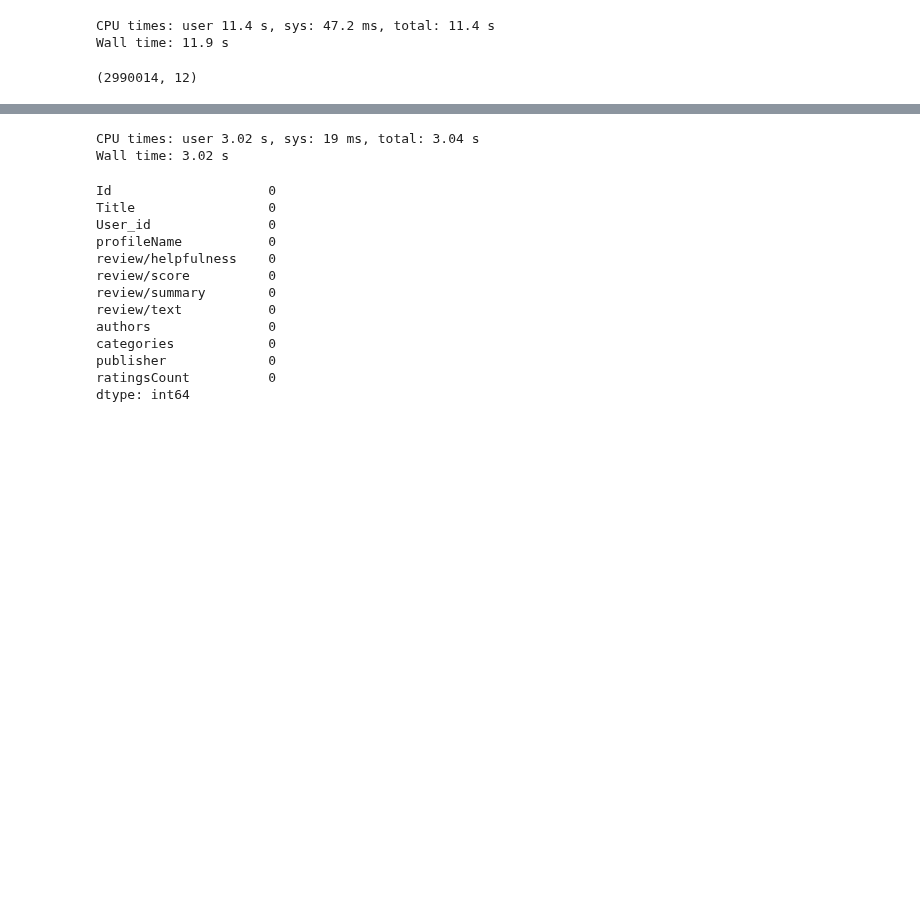
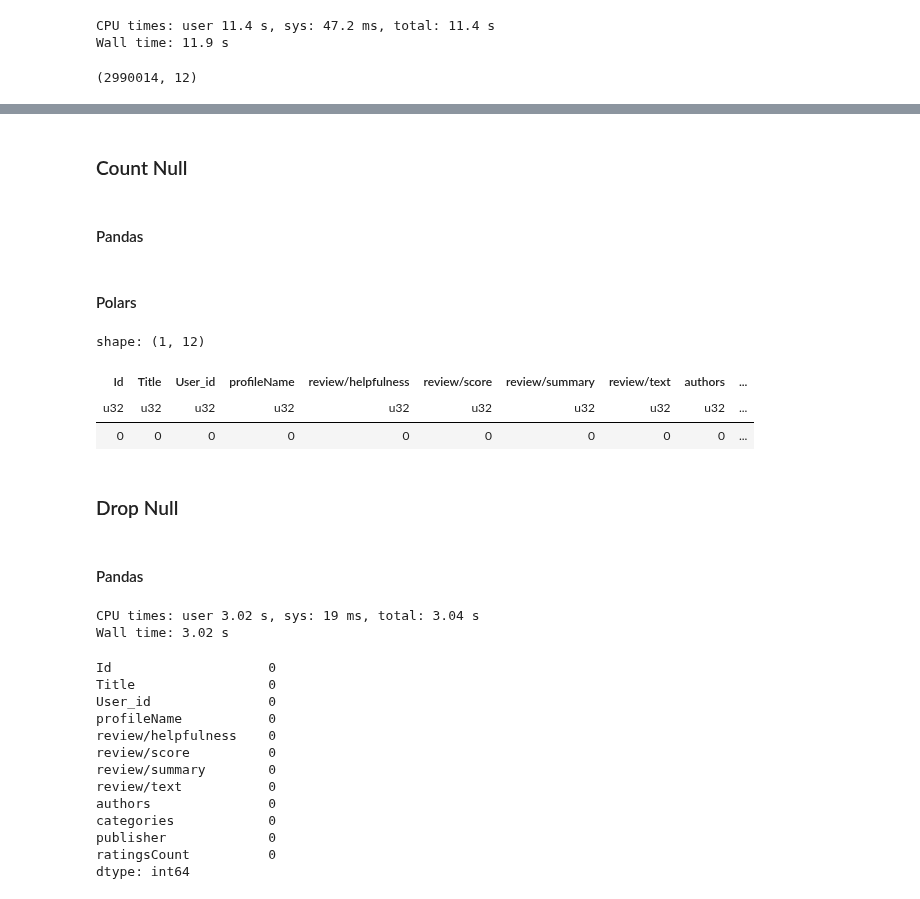
Before and after one commit to drshahizan/Python-big-data, a Jupyter notebook: Project/SDS/SDS_Project.ipynb, the cells around one changed output, grey strips where cells are left out. Saved outputs shown, nothing was run; the diff lists cells and outputs as text; code cells hidden in the pictures; blank space fills up the shorter version.

```diff
--- a/Project/SDS/SDS_Project.ipynb
+++ b/Project/SDS/SDS_Project.ipynb
@@ -227,0 +304,4 @@ Wall time: 11.9 s
+# %% [markdown]
+### Count Null
+# %% [markdown]
+#### Pandas
@@ -228,3 +311,17 @@ Wall time: 11.9 s
+# %% [markdown]
+#### Polars
+# %%
+%%time
+pl_book.null_count()
+# %% [output]
+shape: (1, 12)
+| Id | Title | User_id | profileName | review/helpfulness | review/score | review/summary | review/text | authors | ... |
+| u32 | u32 | u32 | u32 | u32 | u32 | u32 | u32 | u32 | ... |
+| 0 | 0 | 0 | 0 | 0 | 0 | 0 | 0 | 0 | ... |
+# %% [markdown]
+### Drop Null
+# %% [markdown]
+#### Pandas
 # %%
 %%time
 book.dropna(inplace = True)
```
Also changed, not shown: parts of 35 cells of this notebook.
